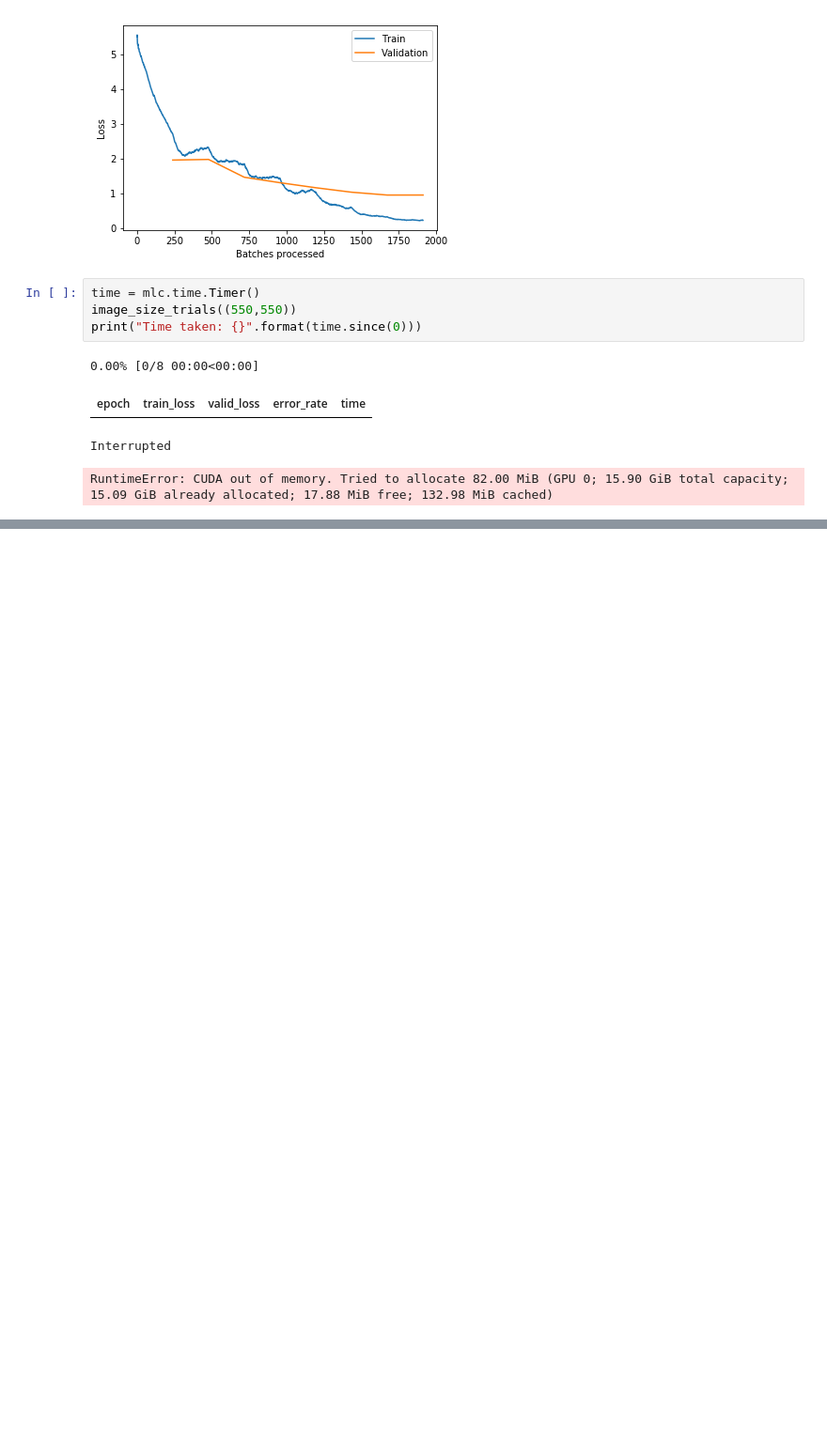
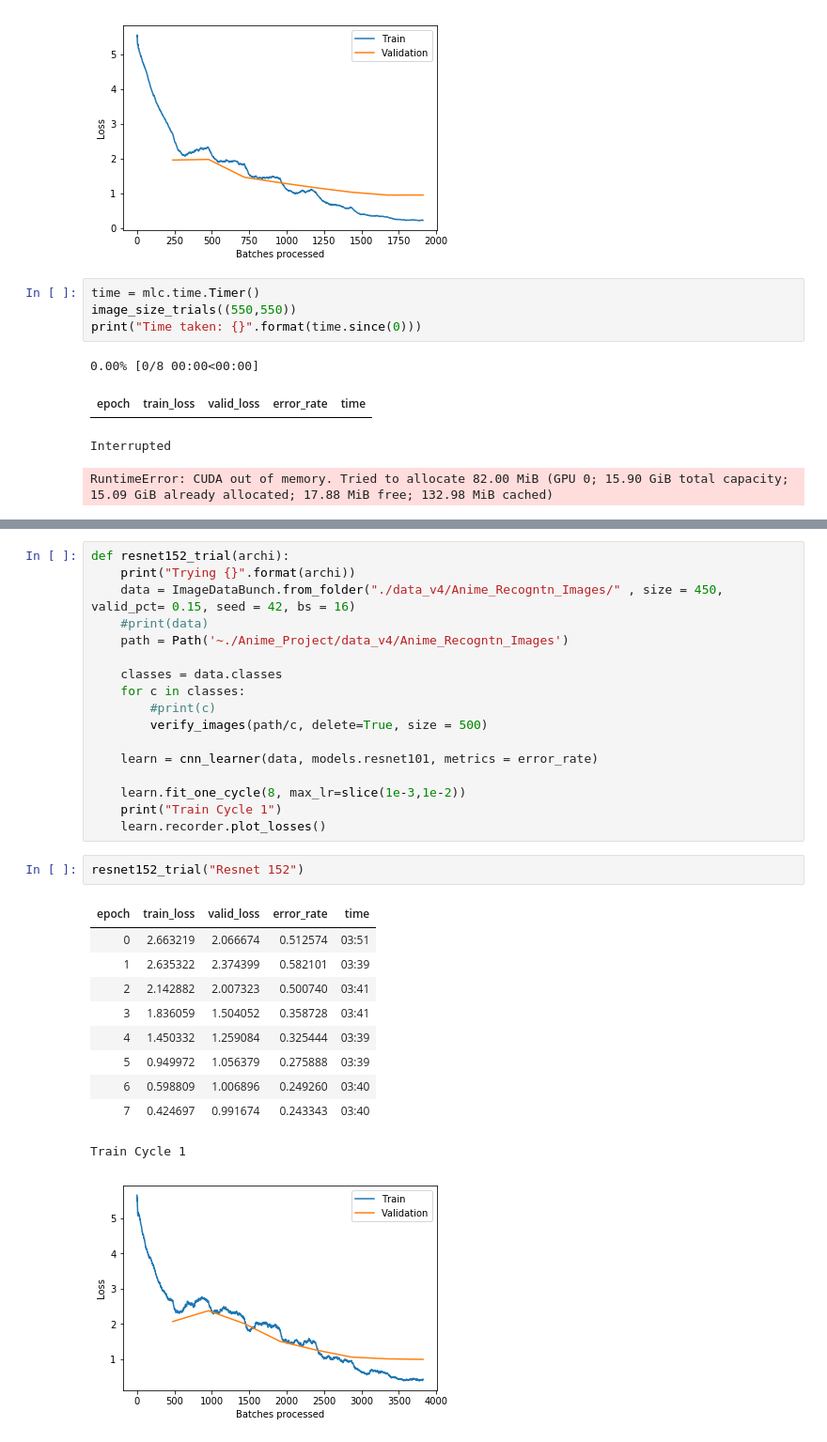
Before and after one commit to Etrama/anime-ml-project-old, a Jupyter notebook: notebooks/MODEL4 Which Anime (data_v4) with Proper Docs.ipynb, the cells around one changed output, grey strips where cells are left out. Shown at 94% size. Cells and saved outputs as stored; diff of their text form; blank space fills up the shorter version.

```diff
--- a/notebooks/MODEL4 Which Anime (data_v4) with Proper Docs.ipynb
+++ b/notebooks/MODEL4 Which Anime (data_v4) with Proper Docs.ipynb
@@ -396,0 +444,31 @@ RuntimeError: CUDA out of memory. Tried to allocate 82.00 MiB (GPU 0; 15.90 GiB
+# %%
+def resnet152_trial(archi):
+    print("Trying {}".format(archi))
+    data = ImageDataBunch.from_folder("./data_v4/Anime_Recogntn_Images/" , size = 450, valid_pct= 0.15, seed = 42, bs = 16)
+    #print(data)
+    path = Path('~./Anime_Project/data_v4/Anime_Recogntn_Images')
+
+    classes = data.classes
+    for c in classes:
+        #print(c)
+        verify_images(path/c, delete=True, size = 500)
+
+    learn = cnn_learner(data, models.resnet101, metrics = error_rate)
+
+    learn.fit_one_cycle(8, max_lr=slice(1e-3,1e-2))
+    print("Train Cycle 1")
+    learn.recorder.plot_losses()
+# %%
+resnet152_trial("Resnet 152")
+# %% [output]
+| epoch | train_loss | valid_loss | error_rate | time |
+| 0 | 2.663219 | 2.066674 | 0.512574 | 03:51 |
+| 1 | 2.635322 | 2.374399 | 0.582101 | 03:39 |
+| 2 | 2.142882 | 2.007323 | 0.500740 | 03:41 |
+| 3 | 1.836059 | 1.504052 | 0.358728 | 03:41 |
+| 4 | 1.450332 | 1.259084 | 0.325444 | 03:39 |
+| 5 | 0.949972 | 1.056379 | 0.275888 | 03:39 |
+| 6 | 0.598809 | 1.006896 | 0.249260 | 03:40 |
+| 7 | 0.424697 | 0.991674 | 0.243343 | 03:40 |
+Train Cycle 1
+[figure, added]
```
Also changed, not shown: parts of 29 cells of this notebook, 3 other files.
